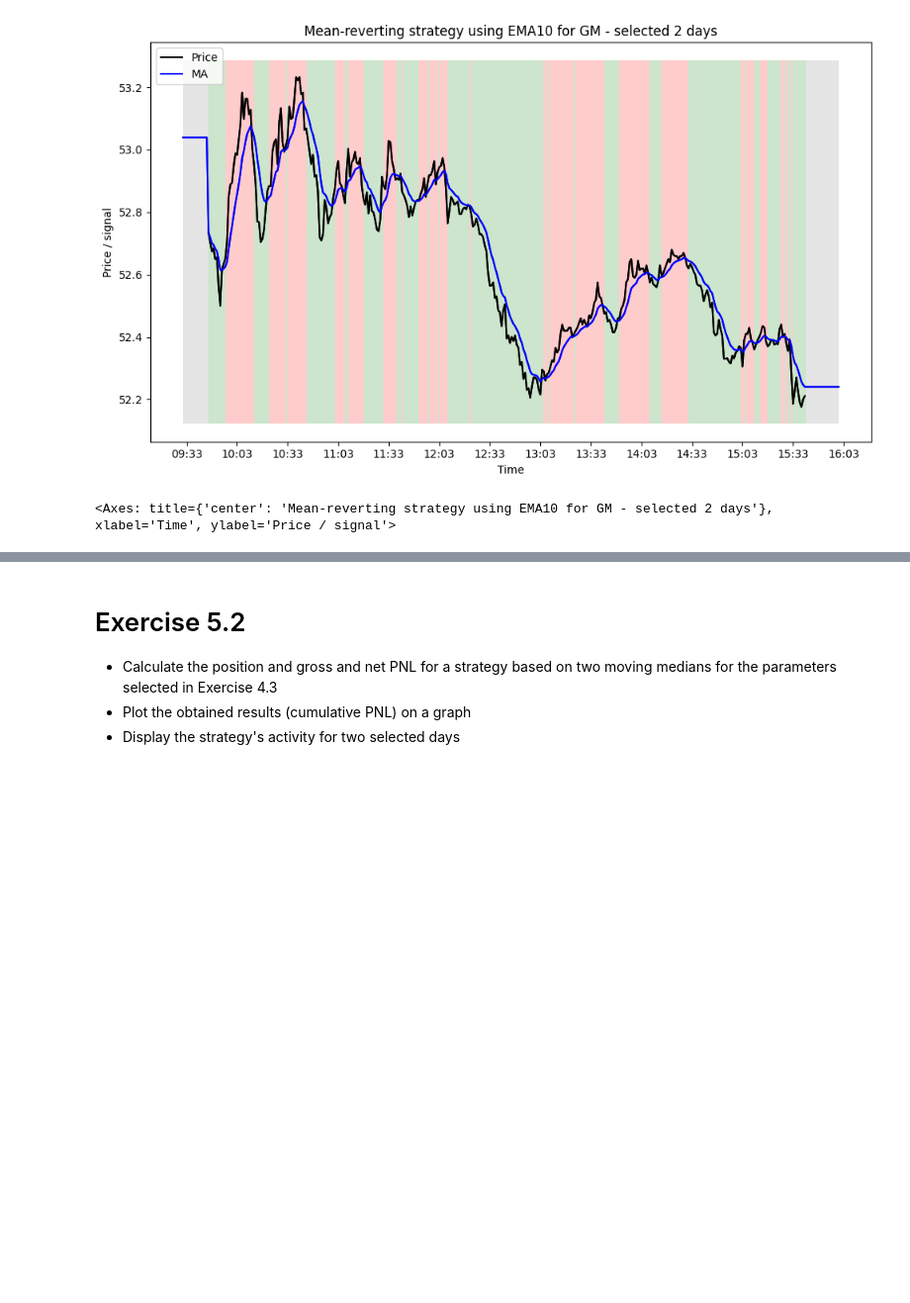
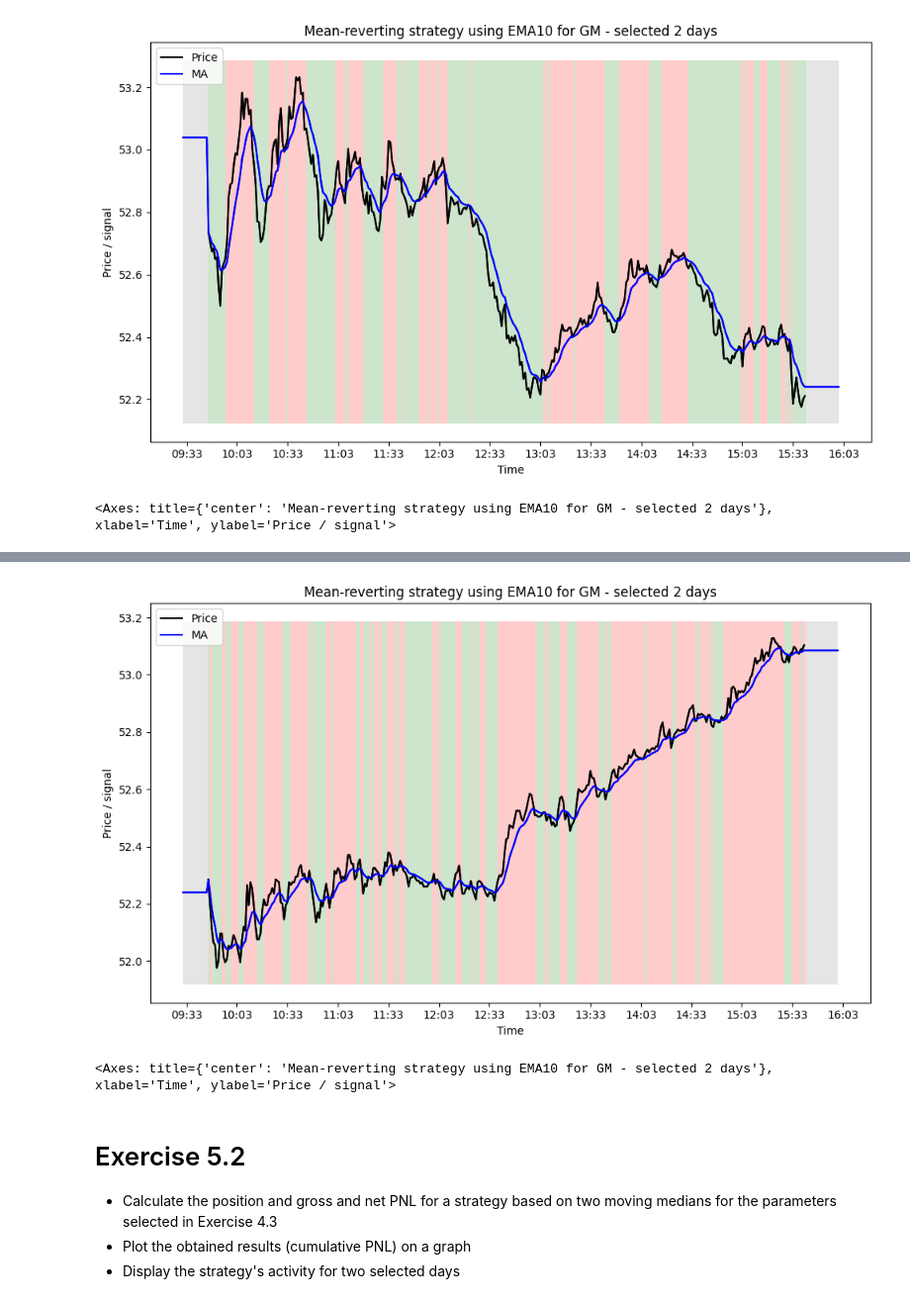
Before and after one commit to Shahahaha11/HFT-WNE, a Jupyter notebook: 05/HFD_05.ipynb, the cells around one changed output, grey strips where cells are left out. Shown at 99% size. Cells and saved outputs as stored; diff of their text form; code cells hidden in the pictures; blank space fills up the shorter version.

```diff
--- a/05/HFD_05.ipynb
+++ b/05/HFD_05.ipynb
@@ -277,3 +254,16 @@ Name: med_short, Length: 72540, dtype: float64
+# %%
+plot_positions_ma(
+    data_plot=dataUSA_GM_GE_two_day,
+    date_plot='2025-07-25',
+    col_price='close_GM',
+    col_ma='close_GM_EMA10',
+    col_pos='position1_mr',
+    title='Mean-reverting strategy using EMA10 for GM - selected 2 days',
+    save_graph=False
+)
+# %% [output]
+[figure, added]
+<Axes: title={'center': 'Mean-reverting strategy using EMA10 for GM - selected 2 days'}, xlabel='Time', ylabel='Price / signal'>
 # %% [markdown]
 # Exercise 5.2
 
```
Also changed, not shown: parts of 13 cells of this notebook.
